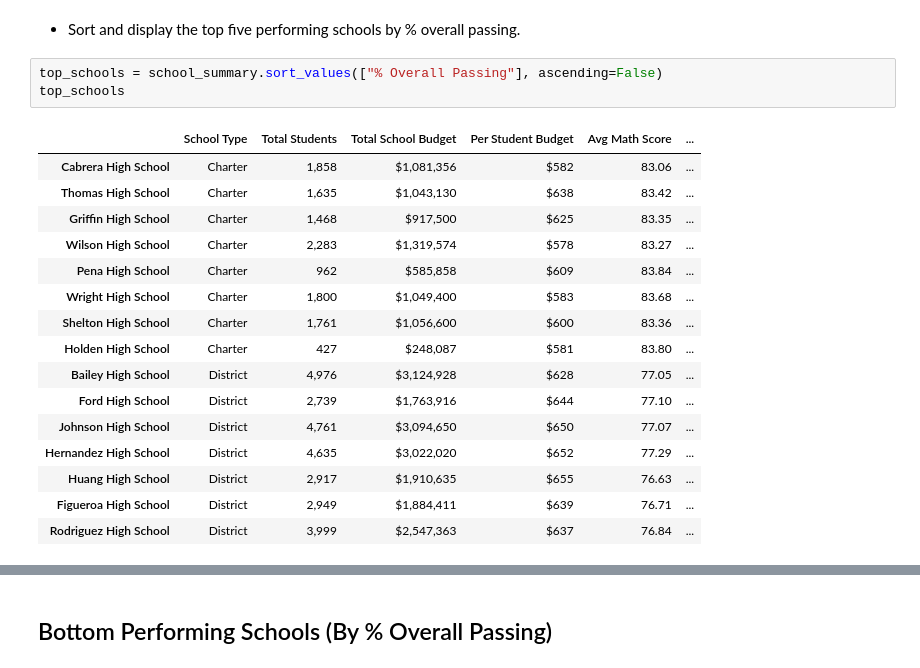
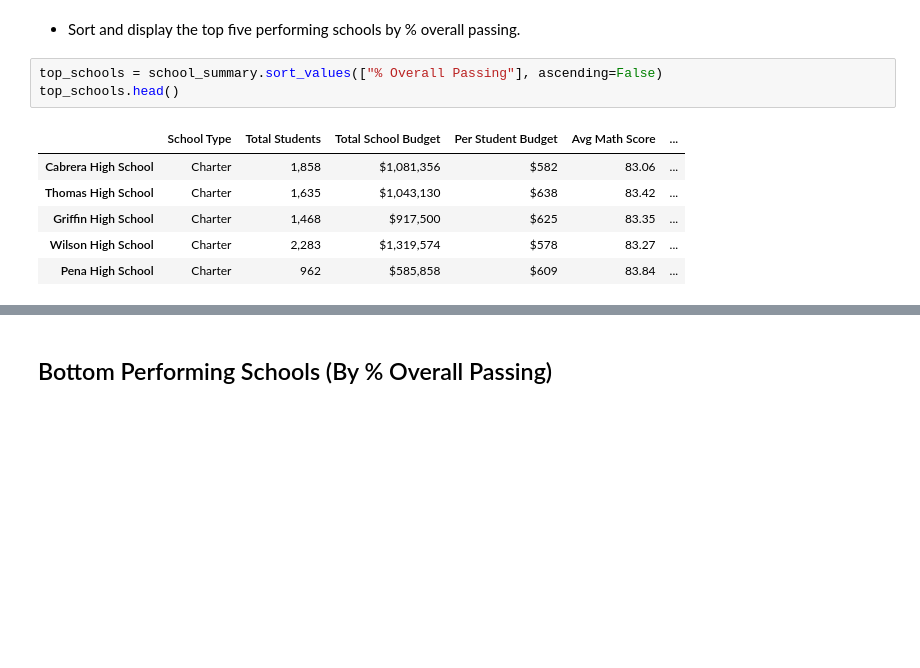
Before and after one commit to pete6184/Pandas_PyCitySchools, a Jupyter notebook: PyCitySchools/PyCitySchools_starter.ipynb, the cells around one changed output, grey strips where cells are left out. Drawn from its saved outputs; the diff is of its cells as text; blank space fills up the shorter version.

```diff
--- a/PyCitySchools/PyCitySchools_starter.ipynb
+++ b/PyCitySchools/PyCitySchools_starter.ipynb
@@ -174,21 +174,11 @@ school_summary
 * Sort and display the top five performing schools by % overall passing.
 # %%
 top_schools = school_summary.sort_values(["% Overall Passing"], ascending=False)
-top_schools
+top_schools.head()
 # %% [output]
 |  | School Type | Total Students | Total School Budget | Per Student Budget | Avg Math Score | ... |
 | Cabrera High School | Charter | 1,858 | $1,081,356 | $582 | 83.06 | ... |
 | Thomas High School | Charter | 1,635 | $1,043,130 | $638 | 83.42 | ... |
 | Griffin High School | Charter | 1,468 | $917,500 | $625 | 83.35 | ... |
 | Wilson High School | Charter | 2,283 | $1,319,574 | $578 | 83.27 | ... |
 | Pena High School | Charter | 962 | $585,858 | $609 | 83.84 | ... |
-| Wright High School | Charter | 1,800 | $1,049,400 | $583 | 83.68 | ... |
-| Shelton High School | Charter | 1,761 | $1,056,600 | $600 | 83.36 | ... |
-| Holden High School | Charter | 427 | $248,087 | $581 | 83.80 | ... |
-| Bailey High School | District | 4,976 | $3,124,928 | $628 | 77.05 | ... |
-| Ford High School | District | 2,739 | $1,763,916 | $644 | 77.10 | ... |
-| Johnson High School | District | 4,761 | $3,094,650 | $650 | 77.07 | ... |
-| Hernandez High School | District | 4,635 | $3,022,020 | $652 | 77.29 | ... |
-| Huang High School | District | 2,917 | $1,910,635 | $655 | 76.63 | ... |
-| Figueroa High School | District | 2,949 | $1,884,411 | $639 | 76.71 | ... |
-| Rodriguez High School | District | 3,999 | $2,547,363 | $637 | 76.84 | ... |
```
Also changed, not shown: parts of 3 cells of this notebook.
